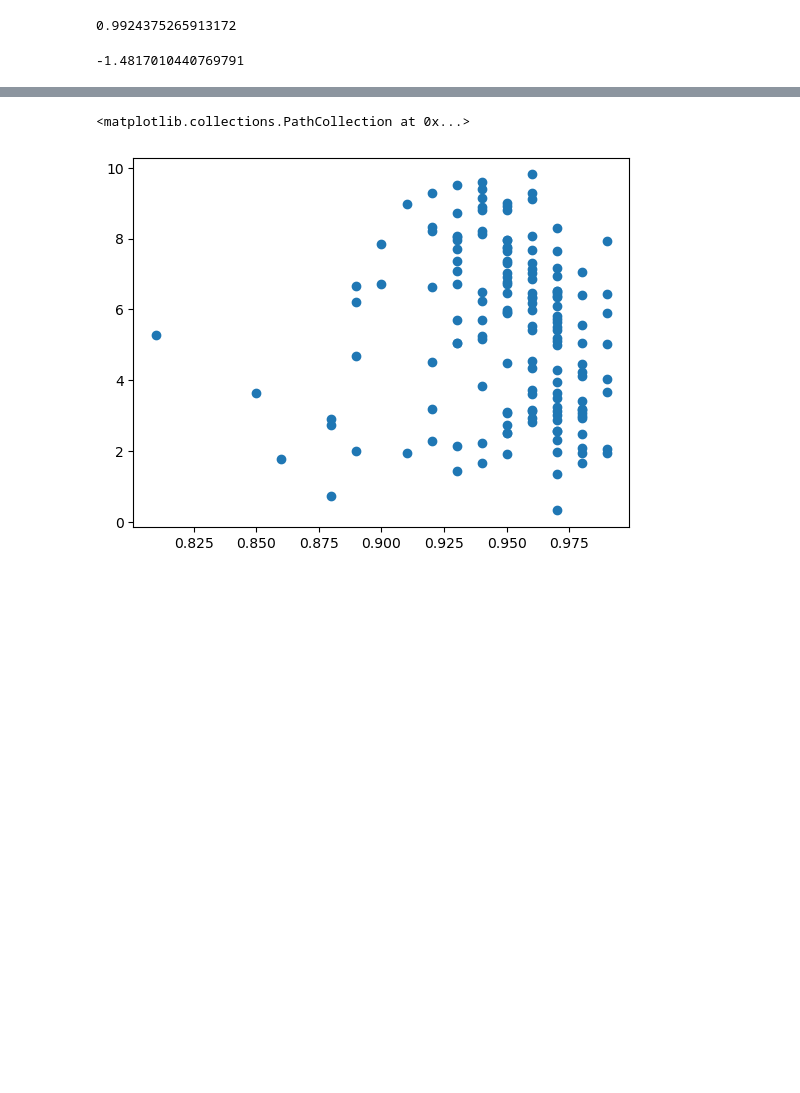
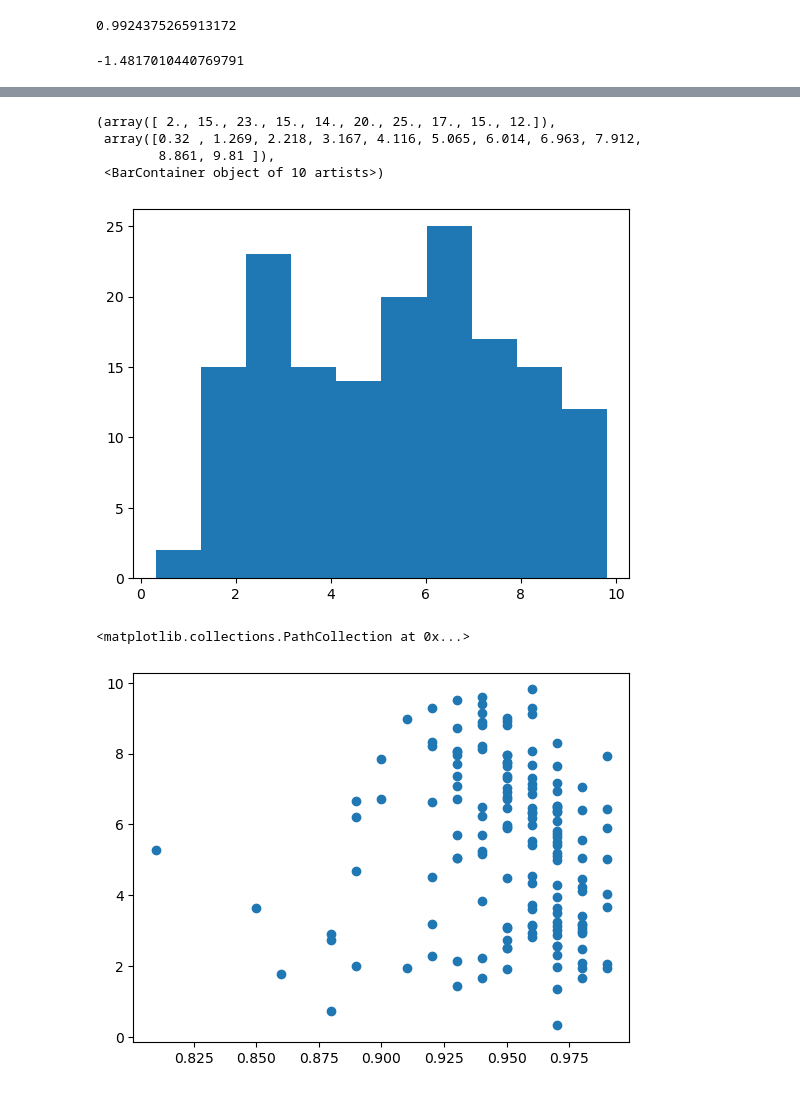
Before and after one commit to elliottjones56/project_5, a Jupyter notebook: EDA.ipynb, the cells around one changed output, grey strips where cells are left out. Drawn from its saved outputs; the diff is of its cells as text; code cells hidden in the pictures; blank space fills up the shorter version.

```diff
--- a/EDA.ipynb
+++ b/EDA.ipynb
@@ -519,3 +612,11 @@ Linear Model is worse than a horizontal line conclusion probably incorrect
+# %%
+plt.hist(targets['democracy_eiu'])
+# %% [output]
+(array([ 2., 15., 23., 15., 14., 20., 25., 17., 15., 12.]),
+ array([0.32 , 1.269, 2.218, 3.167, 4.116, 5.065, 6.014, 6.963, 7.912,
+        8.861, 9.81 ]),
+ <BarContainer object of 10 artists>)
+[figure, added]
 # %%
 plt.scatter(targets['incarcerationRatesByCountry_percMale'], targets['democracy_eiu'])
 # %% [output]
```
Also changed, not shown: parts of 24 cells of this notebook, 2 other files.
